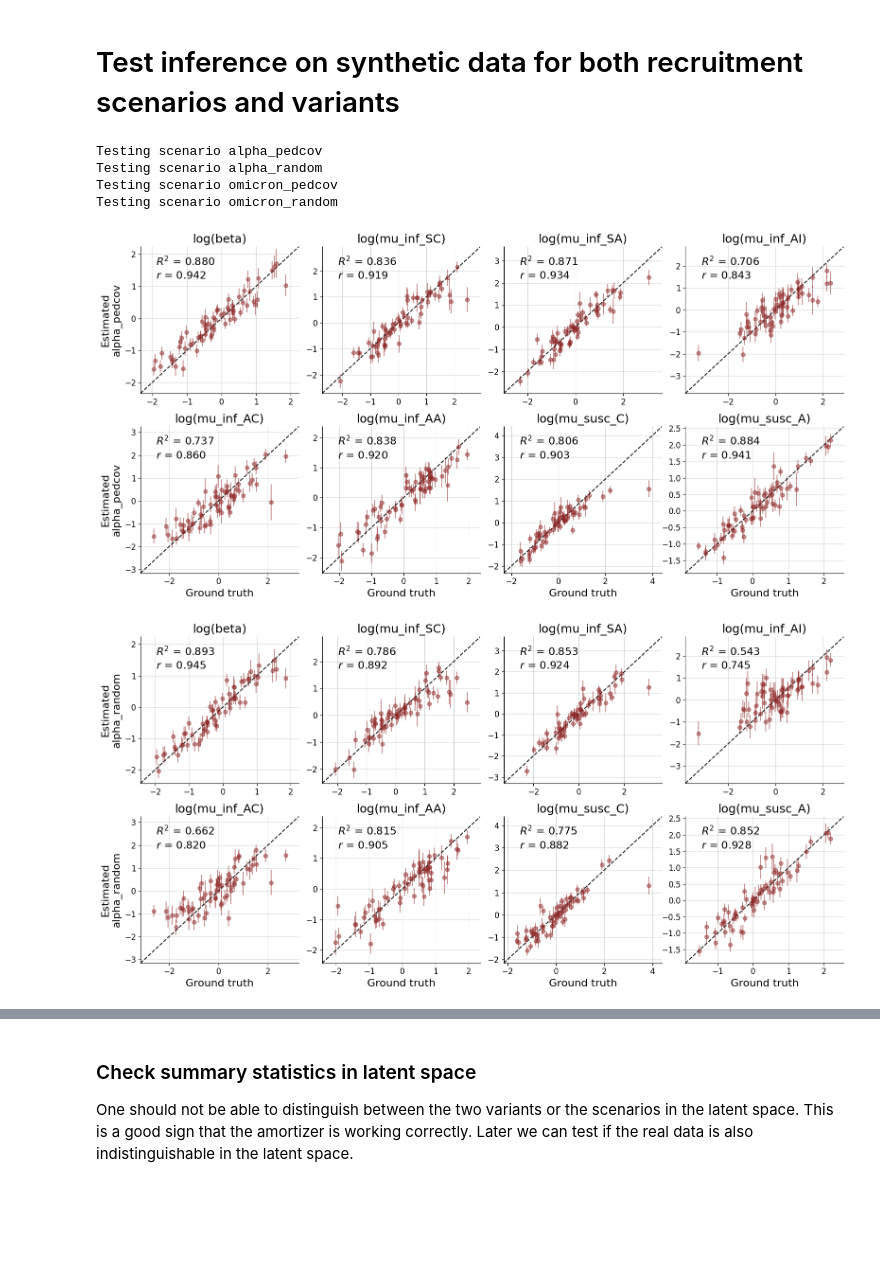
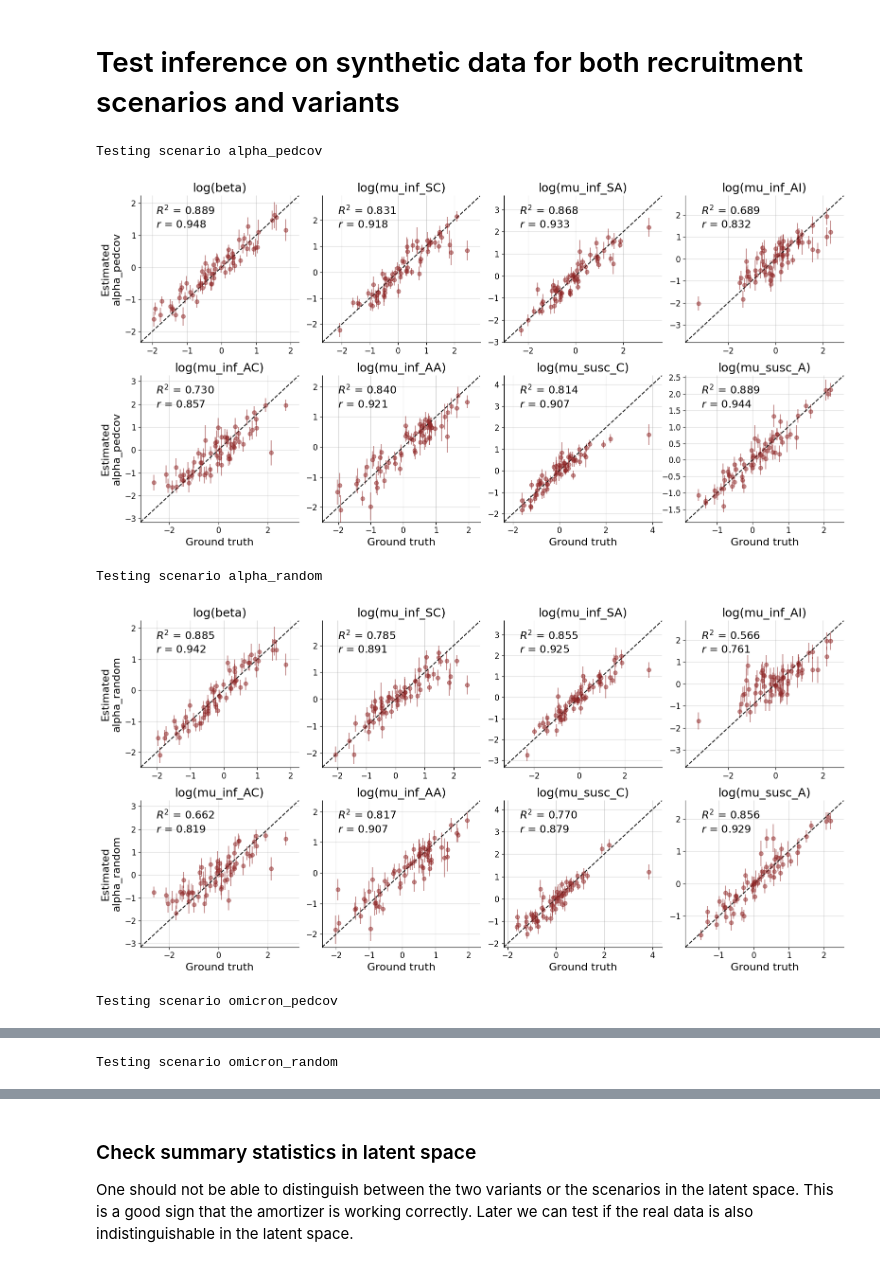
Before and after one commit to arrjon/AmortizedSelectionBias, a Jupyter notebook: Simulation Based Inference Sampling Bias - both variants.ipynb, the cells around one changed output, grey strips where cells are left out. Cells and saved outputs as stored; diff of their text form; code cells hidden in the pictures; blank space fills up the shorter version.

```diff
--- a/Simulation Based Inference Sampling Bias - both variants.ipynb
+++ b/Simulation Based Inference Sampling Bias - both variants.ipynb
@@ -259,11 +259,11 @@ def configurator(forward_dict: dict, not_inform_selection: bool = False, drop_ra
             'Number of samples in summary conditions and parameters do not match'
     return out_dict
 # %%
-def renormalize_params(params: np.ndarray, log_transform: bool = False) -> np.ndarray:
+def renormalize_params(params: np.ndarray, keep_log_transform: bool = False) -> np.ndarray:
     un_scaled_params = params.copy()
     un_scaled_params = un_scaled_params * prior_std + prior_mean
 
-    if log_transform:
+    if not keep_log_transform:
         # params might be a batch of samples or single set of parameters
         for p_i in range(n_params):
             if un_scaled_params.ndim == 2:
@@ -530,10 +530,10 @@ test_sims_omicron = trainer.configurator(valid_data_omicron)
 posterior_samples_alpha = amortizer.sample(test_sims_alpha, n_samples=100)
 posterior_samples_omicron = amortizer.sample(test_sims_omicron, n_samples=100)
 posterior_samples = np.concatenate((posterior_samples_alpha, posterior_samples_omicron), axis=0)
-posterior_samples = renormalize_params(posterior_samples)
+posterior_samples = renormalize_params(posterior_samples, keep_log_transform=True)
 
-prior_draws_alpha = renormalize_params(test_sims_alpha["parameters"])
-prior_draws_omicron = renormalize_params(test_sims_omicron["parameters"])
+prior_draws_alpha = renormalize_params(test_sims_alpha["parameters"], keep_log_transform=True)
+prior_draws_omicron = renormalize_params(test_sims_omicron["parameters"], keep_log_transform=True)
 prior_draws = np.concatenate((prior_draws_alpha, prior_draws_omicron), axis=0)
 # %%
 fig = bf.diagnostics.plot_sbc_ecdf(posterior_samples, prior_draws, difference=True, param_names=log_param_names)
@@ -579,22 +579,22 @@ plt.show()
 # %%
 n_samples = 100
 
 test_scenarios_posterior_samples = {}
 for test_scenario in valid_data_dict.keys():
     print(f"Testing scenario {test_scenario}")
     test_sims = trainer.configurator(valid_data_dict[test_scenario])
     posterior_samples = amortizer.sample(test_sims, n_samples=n_samples)
-    posterior_samples = renormalize_params(posterior_samples)
+    posterior_samples = renormalize_params(posterior_samples, keep_log_transform=True)
     test_scenarios_posterior_samples[test_scenario] = posterior_samples
-    prior_draws = renormalize_params(test_sims["parameters"])
+    prior_draws = renormalize_params(test_sims["parameters"], keep_log_transform=True)
     fig = bf.diagnostics.plot_recovery(posterior_samples, prior_draws,
                                        ylabel=f'Estimated\n{test_scenario}',
                                        param_names=log_param_names)
     fig.savefig(f'{results_folder}/{amortizer_name}_recovery_{test_scenario}.png')
+    plt.show()
 # %% [output]
 Testing scenario alpha_pedcov
-Testing scenario alpha_random
-Testing scenario omicron_pedcov
-Testing scenario omicron_random
-[figure, old version]
+[figure, new version]
+Testing scenario alpha_random
-[figure, old version]
+[figure, new version]
+Testing scenario omicron_pedcov
@@ -601,0 +602 @@ Testing scenario omicron_random
+Testing scenario omicron_random
```
Also changed, not shown: parts of 15 cells of this notebook, 10 other files.
